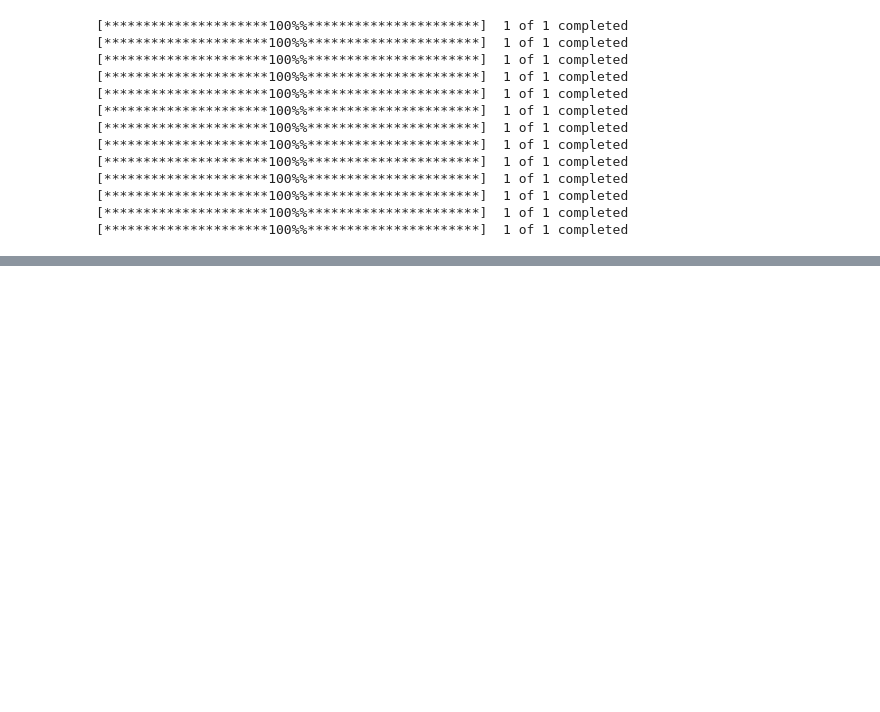
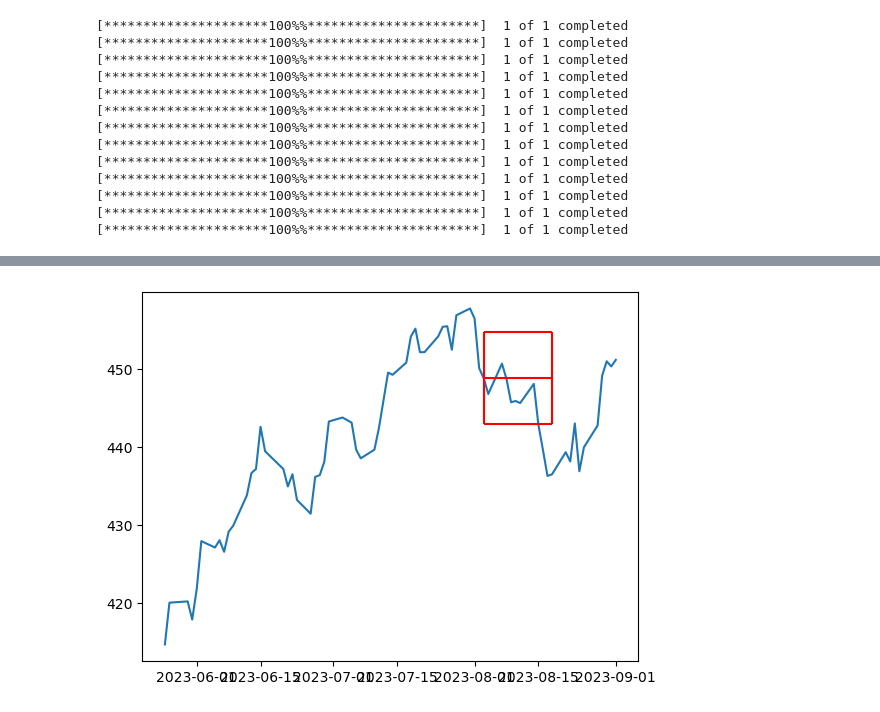
Before and after one commit to wujorgen/supreme-robot, a Jupyter notebook: spswing/spswing.ipynb, the cells around one changed output, grey strips where cells are left out. Drawn from its saved outputs; the diff is of its cells as text; code cells hidden in the pictures; blank space fills up the shorter version.

Commit message:
getting things working

```diff
--- a/spswing/spswing.ipynb
+++ b/spswing/spswing.ipynb
@@ -108,6 +108,8 @@ input_params = input_params.dropna()
 for window_size in [7, 20, 50, 200]:
     for feature in ticker_column_names:
         input_params = SMA(input_params, feature, window_size)
+
+input_params = input_params.dropna()
 # %%
 def get_Daily_Volatility(close,span0=20):
     # simple percentage returns
@@ -124,7 +126,7 @@ def get_3_barriers(daily_volatility, prices):
               'top_barrier', 'bottom_barrier'], \
                index = daily_volatility.index)
 
-    for day, vol in daily_volatility.iteritems():
+    for day, vol in daily_volatility.items():
         days_passed = len(daily_volatility.loc[daily_volatility.index[0] : day])
         #set the vertical barrier
         if (days_passed + t_final < len(daily_volatility.index) and t_final != 0):
@@ -183,11 +185,24 @@ def get_labels(barriers):
 t_final = 10
 #the up and low boundary multipliers
 upper_lower_multipliers = [2, 2]
-#allign the index
+#align the index
 
-#vol_df = get_Daily_Volatility(full_df.SPY_Close)
-#prices = full_df.SPY_Close[vol_df.index]
-#barriers = get_3_barriers(vol_df, prices)
-#barriers.index = pd.to_datetime(barriers.index)
-#labs, size = get_labels(barriers)
-#full_df = full_df[full_df.index.isin(barriers.index)]
+vol_df = get_Daily_Volatility(input_params["close_SPY"])
+prices = input_params["close_SPY"][vol_df.index]
+barriers = get_3_barriers(vol_df, prices)
+barriers.index = pd.to_datetime(barriers.index)
+labs, size = get_labels(barriers) # training targets (???)
+input_params = input_params[input_params.index.isin(barriers.index)]
+# %%
+# test the box plotting thingy
+plt.figure(999)
+plt.plot(input_params["close_SPY"][-69:])
+box = barriers.iloc[-22,:]
+plt.vlines(box.name, ymin=box["bottom_barrier"], ymax=box["top_barrier"], colors="r")
+plt.vlines(box["vert_barrier"], ymin=box["bottom_barrier"], ymax=box["top_barrier"], colors="r")
+plt.hlines(box["top_barrier"], xmin=box.name, xmax=box["vert_barrier"], colors="r")
+plt.hlines(box["price"], xmin=box.name, xmax=box["vert_barrier"], colors="r")
+plt.hlines(box["bottom_barrier"], xmin=box.name, xmax=box["vert_barrier"], colors="r")
+print(box.name)
+print(box["vert_barrier"])
+# %% [output]
@@ -193,0 +211 @@ upper_lower_multipliers = [2, 2]
+[figure, added]
```
Also changed, not shown: parts of 8 cells of this notebook, 2 other files.
